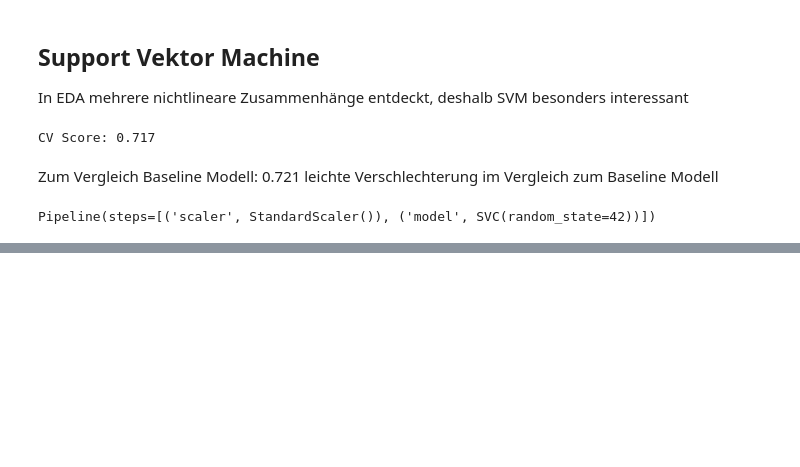
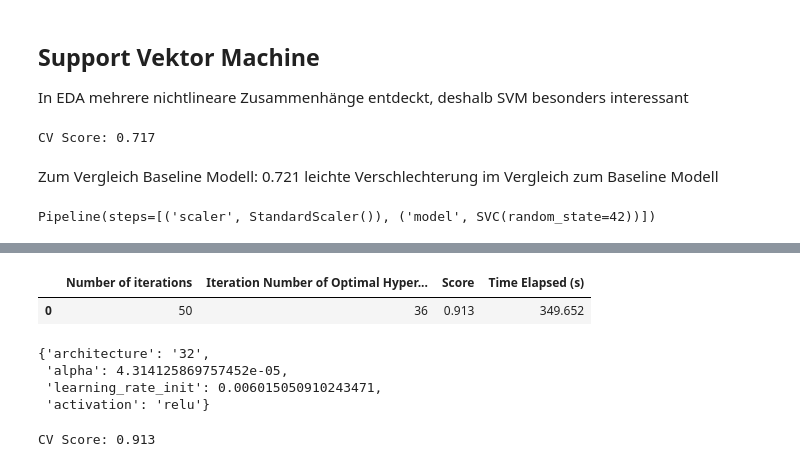
Before and after one commit to k-skupin/MAGIC-Gamma-Telescope, a Jupyter notebook: notebooks/Gamma_models.ipynb, the cells around one changed output, grey strips where cells are left out. Saved outputs shown, nothing was run; the diff lists cells and outputs as text; code cells hidden in the pictures; blank space fills up the shorter version.

```diff
--- a/notebooks/Gamma_models.ipynb
+++ b/notebooks/Gamma_models.ipynb
@@ -720,0 +1094,14 @@ results_bayesian_log_reg = pd.DataFrame([values_bayesian_log_reg], columns = ['N
+# %%
+# Ausgabe des Ergebnisses
+results_bayesian_nn
+# %% [output]
+|  | Number of iterations | Iteration Number of Optimal Hyper... | Score | Time Elapsed (s) |
+| 0 | 50 | 36 | 0.913 | 349.652 |
+# %%
+# Ausgabe der besten Parameter
+study_nn.best_params
+# %% [output]
+{'architecture': '32',
+ 'alpha': 4.314125869757452e-05,
+ 'learning_rate_init': 0.006015050910243471,
+ 'activation': 'relu'}
@@ -720,0 +1121,11 @@ results_bayesian_log_reg = pd.DataFrame([values_bayesian_log_reg], columns = ['N
+# %%
+cv_nn_bo = cross_val_score(estimator= nn_pipe_bo,
+                            X=features_train,
+                            y=target_train,
+                            cv=cv,
+                            scoring=scoring["tpr_fpr_020"],
+                            n_jobs=-1)
+#print(cv_log_reg_bo.mean())
+print(f"CV Score: {cv_nn_bo.mean():.3f}")
+# %% [output]
+CV Score: 0.913
```
Also changed, not shown: parts of 35 cells of this notebook, 5 other files.
